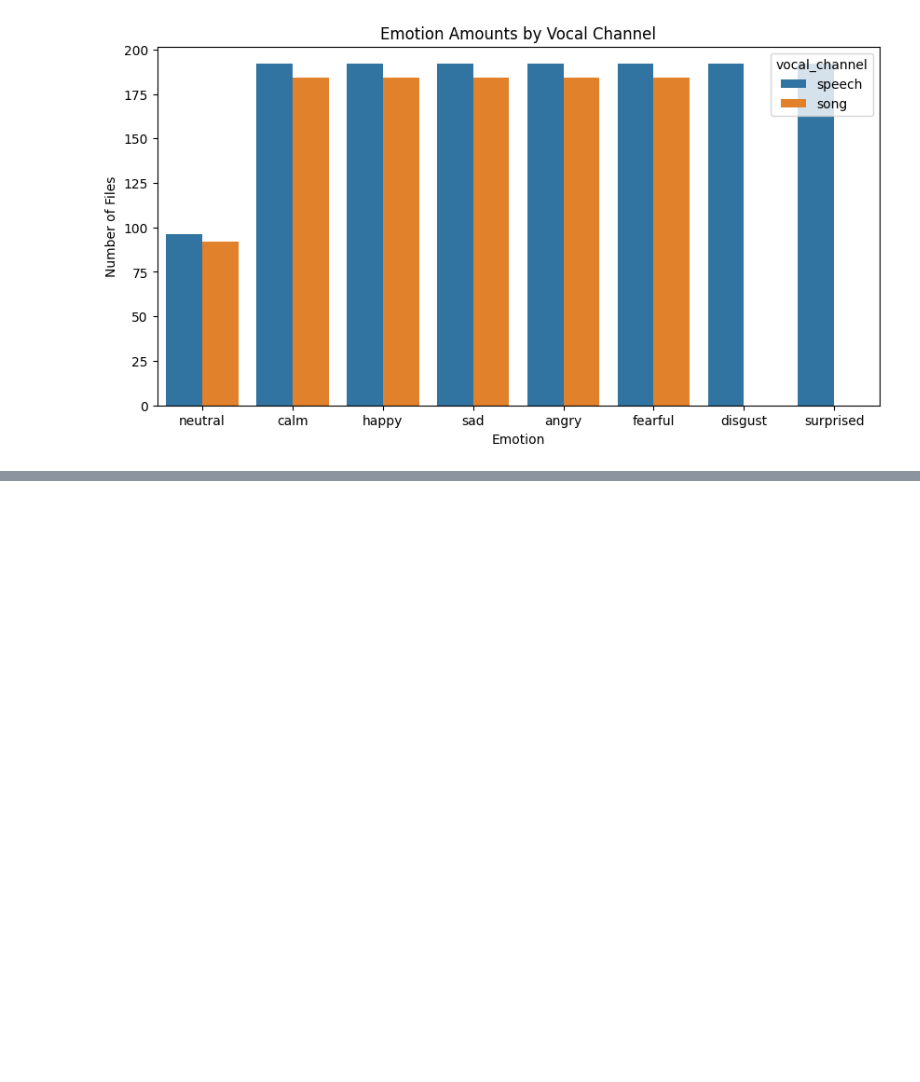
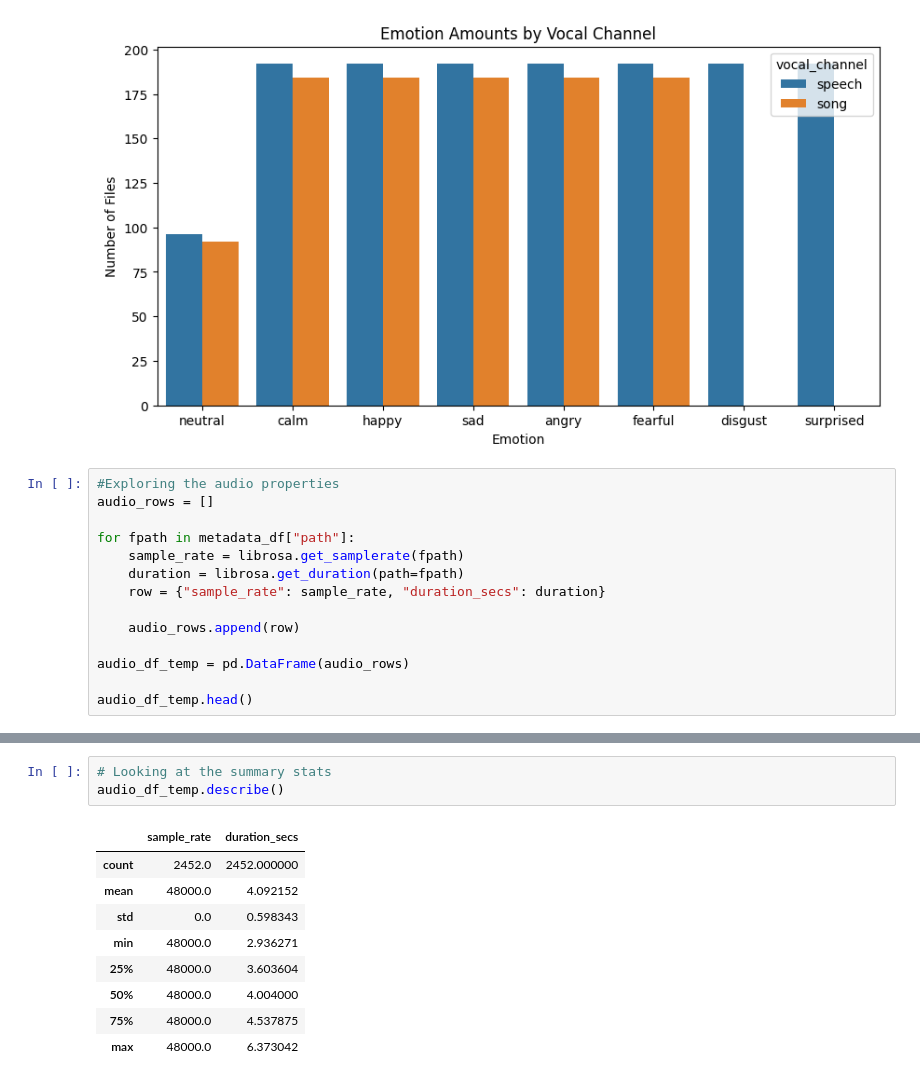
Before and after one commit to daley-tyler/Project_CSE432-532, a Jupyter notebook: SER_Project/notebooks/Data_Wrangling_Feature_4.ipynb, the cells around one changed output, grey strips where cells are left out. Drawn from its saved outputs; the diff is of its cells as text; blank space fills up the shorter version.

Commit message:
Exploring some audio properties.

```diff
--- a/SER_Project/notebooks/Data_Wrangling_Feature_4.ipynb
+++ b/SER_Project/notebooks/Data_Wrangling_Feature_4.ipynb
@@ -122,3 +123,17 @@ plt.ylabel("Number of Files")
 # %% [output]
 Text(0, 0.5, 'Number of Files')
 [figure]
+# %%
+#Exploring the audio properties
+audio_rows = []
+
+for fpath in metadata_df["path"]:
+    sample_rate = librosa.get_samplerate(fpath)
+    duration = librosa.get_duration(path=fpath)
+    row = {"sample_rate": sample_rate, "duration_secs": duration}
+
+    audio_rows.append(row)
+
+audio_df_temp = pd.DataFrame(audio_rows)
+
+audio_df_temp.head()
@@ -124,0 +147,13 @@ Text(0, 0.5, 'Number of Files')
+# %%
+# Looking at the summary stats
+audio_df_temp.describe()
+# %% [output]
+|  | sample_rate | duration_secs |
+| count | 2452.0 | 2452.000000 |
+| mean | 48000.0 | 4.092152 |
+| std | 0.0 | 0.598343 |
+| min | 48000.0 | 2.936271 |
+| 25% | 48000.0 | 3.603604 |
+| 50% | 48000.0 | 4.004000 |
+| 75% | 48000.0 | 4.537875 |
+| max | 48000.0 | 6.373042 |
```
Also changed, not shown: parts of 2 cells of this notebook.
